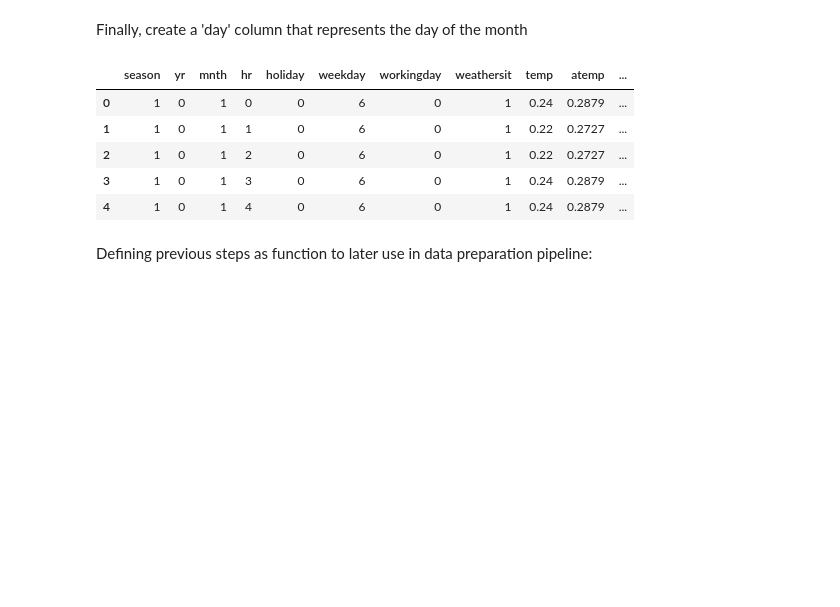
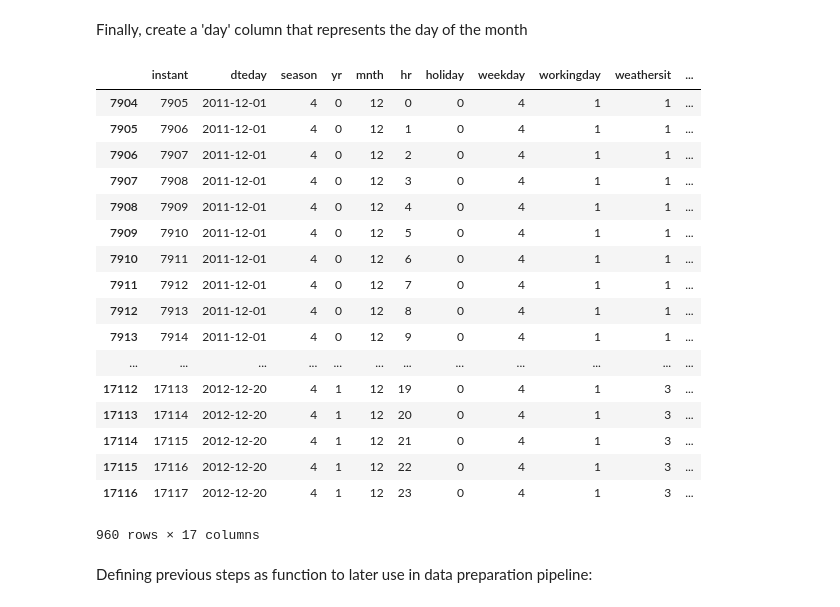
Before and after one commit to martinan92/Python-Final-Project, a Jupyter notebook: Final Project.ipynb, the cells around one changed output. Saved outputs shown, nothing was run; the diff lists cells and outputs as text; code cells hidden in the pictures; blank space fills up the shorter version.

```diff
--- a/Final Project.ipynb
+++ b/Final Project.ipynb
@@ -152,17 +158,27 @@ all(binary_year == raw_hour_df['yr'].astype('bool'))
 True
 # %% [markdown]
 Finally, create a 'day' column that represents the day of the month
-# %%
-raw_hour_df['day'] = raw_hour_df['dteday'].dt.day
-raw_hour_df = raw_hour_df.drop(['instant', 'dteday'], axis = 1)
-raw_hour_df.head()
-# %% [output]
-|  | season | yr | mnth | hr | holiday | weekday | workingday | weathersit | temp | atemp | ... |
-| 0 | 1 | 0 | 1 | 0 | 0 | 6 | 0 | 1 | 0.24 | 0.2879 | ... |
-| 1 | 1 | 0 | 1 | 1 | 0 | 6 | 0 | 1 | 0.22 | 0.2727 | ... |
-| 2 | 1 | 0 | 1 | 2 | 0 | 6 | 0 | 1 | 0.22 | 0.2727 | ... |
-| 3 | 1 | 0 | 1 | 3 | 0 | 6 | 0 | 1 | 0.24 | 0.2879 | ... |
-| 4 | 1 | 0 | 1 | 4 | 0 | 6 | 0 | 1 | 0.24 | 0.2879 | ... |
+# %%
+raw_hour_df[(raw_hour_df.season == 4) & (raw_hour_df.mnth == 12)]
+# %% [output]
+|  | instant | dteday | season | yr | mnth | hr | holiday | weekday | workingday | weathersit | ... |
+| 7904 | 7905 | 2011-12-01 | 4 | 0 | 12 | 0 | 0 | 4 | 1 | 1 | ... |
+| 7905 | 7906 | 2011-12-01 | 4 | 0 | 12 | 1 | 0 | 4 | 1 | 1 | ... |
+| 7906 | 7907 | 2011-12-01 | 4 | 0 | 12 | 2 | 0 | 4 | 1 | 1 | ... |
+| 7907 | 7908 | 2011-12-01 | 4 | 0 | 12 | 3 | 0 | 4 | 1 | 1 | ... |
+| 7908 | 7909 | 2011-12-01 | 4 | 0 | 12 | 4 | 0 | 4 | 1 | 1 | ... |
+| 7909 | 7910 | 2011-12-01 | 4 | 0 | 12 | 5 | 0 | 4 | 1 | 1 | ... |
+| 7910 | 7911 | 2011-12-01 | 4 | 0 | 12 | 6 | 0 | 4 | 1 | 1 | ... |
+| 7911 | 7912 | 2011-12-01 | 4 | 0 | 12 | 7 | 0 | 4 | 1 | 1 | ... |
+| 7912 | 7913 | 2011-12-01 | 4 | 0 | 12 | 8 | 0 | 4 | 1 | 1 | ... |
+| 7913 | 7914 | 2011-12-01 | 4 | 0 | 12 | 9 | 0 | 4 | 1 | 1 | ... |
+| ... | ... | ... | ... | ... | ... | ... | ... | ... | ... | ... | ... |
+| 17112 | 17113 | 2012-12-20 | 4 | 1 | 12 | 19 | 0 | 4 | 1 | 3 | ... |
+| 17113 | 17114 | 2012-12-20 | 4 | 1 | 12 | 20 | 0 | 4 | 1 | 3 | ... |
+| 17114 | 17115 | 2012-12-20 | 4 | 1 | 12 | 21 | 0 | 4 | 1 | 3 | ... |
+| 17115 | 17116 | 2012-12-20 | 4 | 1 | 12 | 22 | 0 | 4 | 1 | 3 | ... |
+| 17116 | 17117 | 2012-12-20 | 4 | 1 | 12 | 23 | 0 | 4 | 1 | 3 | ... |
+960 rows × 17 columns
 # %% [markdown]
 Defining previous steps as function to later use in data preparation pipeline:
 # %%
```
Also changed, not shown: parts of 25 cells of this notebook.
